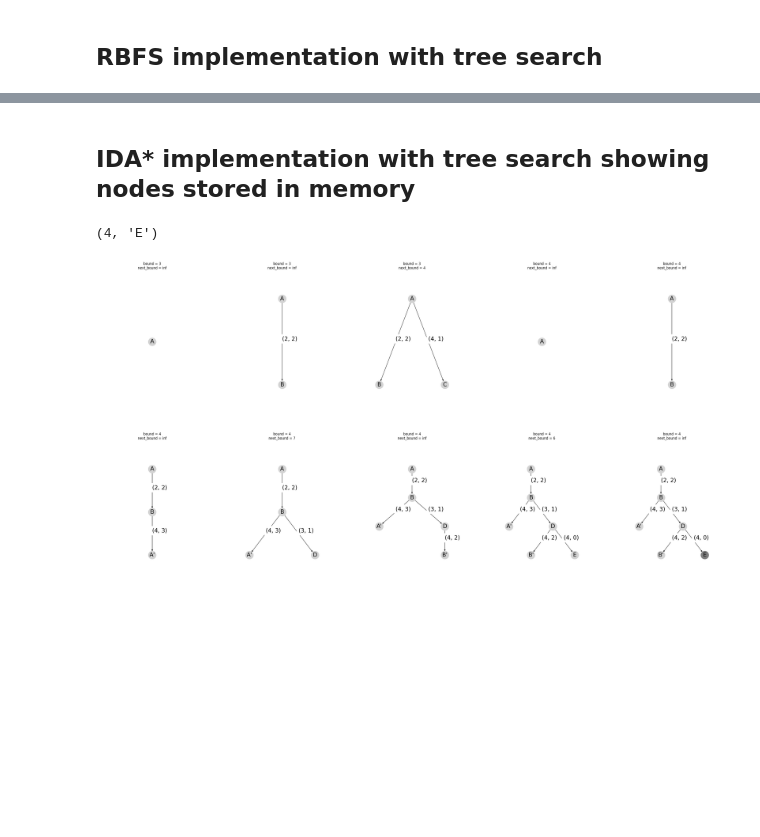
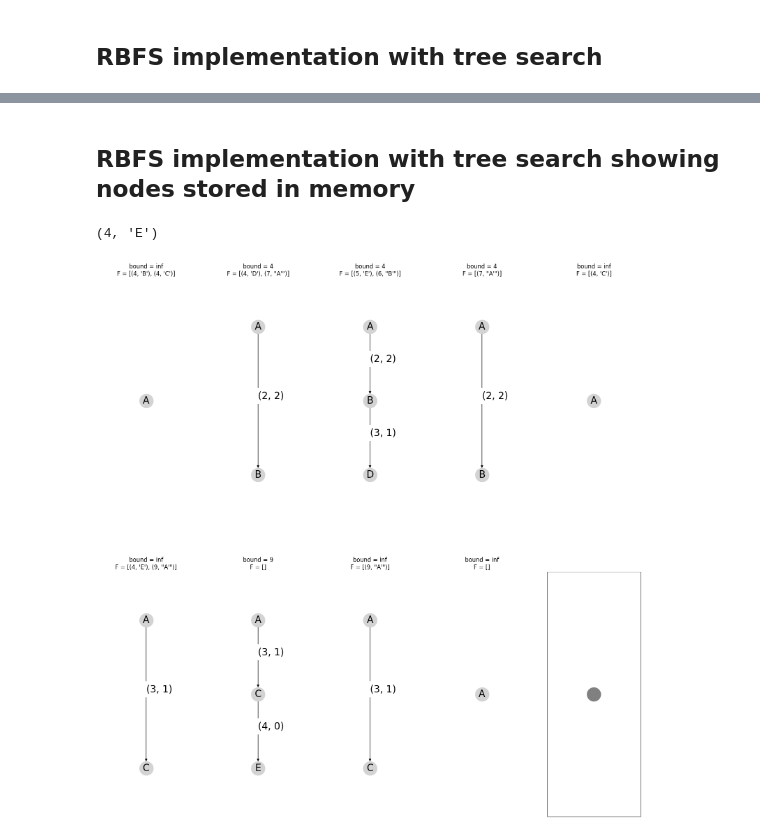
Before and after one commit to jorcisai/SIN, a Jupyter notebook: block1/search/A star/rbfs.ipynb, the cells around one changed output, grey strips where cells are left out. Cells and saved outputs as stored; diff of their text form; code cells hidden in the pictures; blank space fills up the shorter version.

Commit message:
Implementation to draw graph

```diff
--- a/block1/search/A star/rbfs.ipynb
+++ b/block1/search/A star/rbfs.ipynb
@@ -86,60 +86,61 @@ KeyboardInterrupt:
 # %% [markdown]
-## IDA* implementation with tree search showing nodes stored in memory
+## RBFS implementation with tree search showing nodes stored in memory
 # %%
 import matplotlib.pyplot as plt
 import math
 
 nrows=2; ncols=5
-fig, _ = plt.subplots(nrows=nrows, ncols=ncols, figsize=(40, 20))
+fig, _ = plt.subplots(nrows=nrows, ncols=ncols, figsize=(20, 20))
 axes = iter(fig.axes)
 
-def draw_graph(DG, DW, source, bound, next_bound = math.inf, target=[],):
+def draw_graph(DG, DW, source, F, bound, target=[],):
   nxDG=nx.DiGraph(DG)
   ax = next(axes)
   ax.margins(0.25,0.25)
-  title="bound = " + str(bound) + "\n" + "next_bound = " + str(next_bound)
+  title="bound = " + str(bound) + "\n" + "F = " +  str(F)
   ax.set_title(title)
   pos_nodes = nx.nx_agraph.pygraphviz_layout(nxDG,prog='dot',root=source)
   nx.draw(nxDG,pos=pos_nodes, ax=ax, with_labels=True, node_color="lightgray", node_size=800, font_size=20)
   nx.draw_networkx_edge_labels(nxDG, pos=pos_nodes, edge_labels=DW, label_pos=0.5, font_size=20,
     horizontalalignment="left",verticalalignment="bottom", ax=ax, rotate=False)
   nx.draw_networkx_nodes(DG,pos=pos_nodes, nodelist=target, node_color='gray', node_size=800)
 
-def bt(G, W, s, gs, h, bound, Target):
-  fs = gs + h[s[0]]
-  if fs > bound:
-    return (fs, None)
-  if s in Target:
-    draw_graph(DG, DW, source, bound, math.inf, [s])
-    return (fs, s)
-  min = math.inf
-  Adj = DG[s];
-  for n in iter(G[s[0]]):
-    gn = gs + W[(s[0],n)]
-    fn = gn + h[n]
+import math
+import heapq
+
+def bt(G, W, s, gs, Fs, h, bound, Target):
+  if s[0] in Target:
+    draw_graph(DG, DW, source, [], bound, [s])
+    return (gs, s)
+  if G[s[0]] == []: return math.inf, None
+  F = []
+  for n in G[s[0]]:
+    fs = gs + W[(s[0],n)] + h[n]
     while n in DG: n+="'"
-    Adj.append(n); DG[s]=Adj; DG.update({n:[]}); DW.update({(s,n):(gn,fn-gn)})
-    draw_graph(DG, DW, source, bound, min)
-    (next_bound, target)  = bt(G, W, n, gn, h, bound, Target)
-    #Adj.remove(n); DG[s]=Adj; del DG[n]; del DW[(s,n)]
-    #draw_graph(DG, DW, source, bound, min)
-    if target != None: return (next_bound, target)
-    if next_bound < min: min = next_bound
-  return min, None
+    heapq.heappush(F,(max(fs, Fs),n))
+  draw_graph(DG, DW, source, F, bound)
+  Adj = DG[s]
+  while True:
+    (bestf, bestn) = heapq.heappop(F)
+    if bestf > bound: return bestf, None
+    if F != []:
+      alternative = F[0][0]
+    else:
+      alternative = math.inf
+    Adj.append(bestn); DG[s]=Adj; DG.update({bestn:[]}); DW.update({(s,bestn):(gs + W[(s[0],bestn[0])],h[bestn[0]])})
+    (bestf,target) = bt(G,W,bestn,gs + W[(s,bestn)],bestf, h, min(bound, alternative),Target)
+    Adj.remove(bestn); DG[s]=Adj; del DG[bestn]; del DW[(s,bestn)]
+    draw_graph(DG, DW, source, F, bound)
+    if target != None: return bestf,target
 
-def idastar(G, W, s, h, Target):
-  bound = h[s]
-  while True:
-    DG.update({source:[]})
-    draw_graph(DG, DW, source, bound)
-    (next_bound,target) = bt(G, W, s, 0, h, bound, Target)
-    if target != None: return (next_bound, target)
-    if next_bound < 0: return (next_bound, None)
-    bound = next_bound
-    DG.clear(); DW.clear()
+def rbfs(G, W, s, h, Target):
+  bound = math.inf
+  gs = 0; Fs = -math.inf
+  DG.update({s:[]})
+  return bt(G, W, s, 0, Fs, h, bound, Target)
 
 DG = {}; DW = {}
-print(idastar(G,W,source,h,Target))
+print(rbfs(G,W,source,h,Target))
 # %% [output]
 (4, 'E')
-[figure, old version]
+[figure, new version]
```
Also changed, not shown: parts of 1 cell of this notebook.
